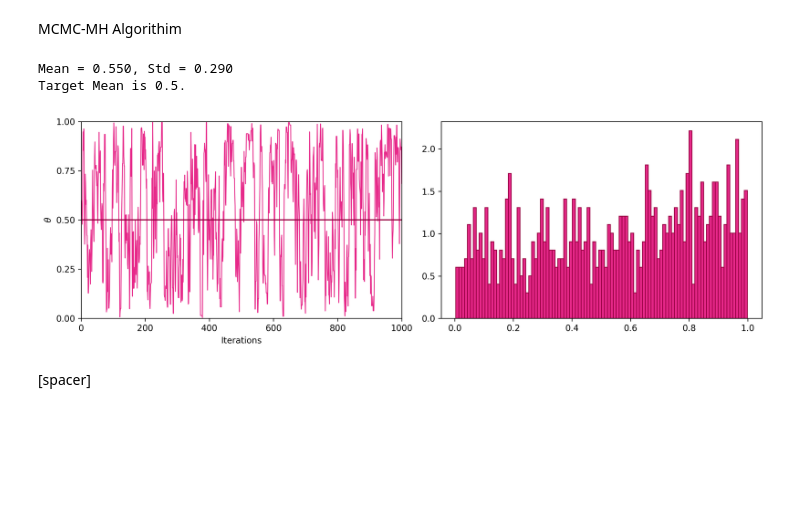
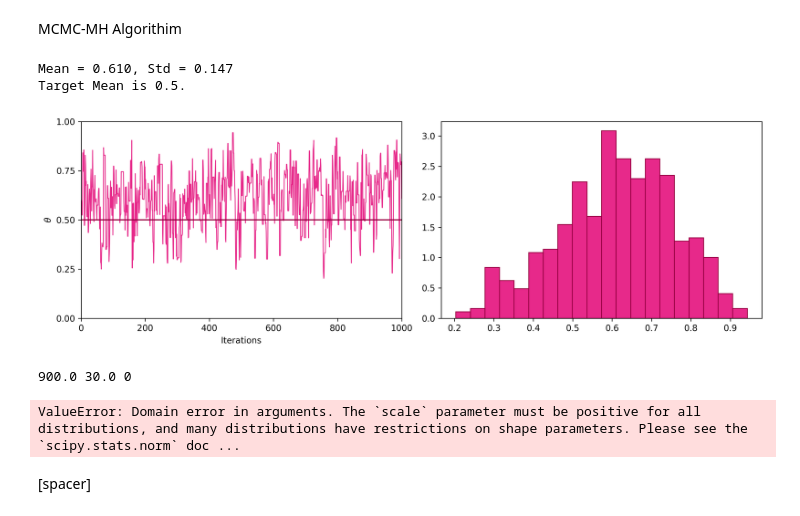
Before and after one commit to bKeungAuyeung/MSTA-HW3, a Jupyter notebook: bAuyeung_L3_MSTA.ipynb, the cells around one changed output. Cells and saved outputs as stored; diff of their text form; code cells hidden in the pictures; blank space fills up the shorter version.

```diff
--- a/bAuyeung_L3_MSTA.ipynb
+++ b/bAuyeung_L3_MSTA.ipynb
@@ -325,36 +326,92 @@ for i in range(1000):
     if i == 0:
         theta_vec[i] = 0.5
         # print(theta_vec[i], i)
     else:
+        n, k = 8, 5 # 8 tosses, pick 5 heads
+
         theta_vec[i] = stats.norm.rvs(loc = theta_vec[i-1], scale = 0.2, size = 1)[0]
-        r_MH = stats.beta.pdf(theta_vec[i], 1, 1)/stats.beta.pdf(theta_vec[i-1], 1, 1)
+        r_MH = stats.beta.pdf(theta_vec[i], k+1, n - k + 1)/stats.beta.pdf(theta_vec[i-1], k+1, n-k+1) #Posterior(New)/Posterior(Old)
         acceptance_alpha = np.min([1, r_MH])
         u_MH = np.random.uniform(0, 1)
         if u_MH < acceptance_alpha:
             # print('Accept')
             theta_vec[i] = theta_vec[i]
         else:
             # print('Reject')
             theta_vec[i] = theta_vec[i-1]
         # print(theta_vec[i], i)
 
 
 fig, ax = subplots(1,2,figsize=(12, 4), dpi=300, tight_layout=True)
 
 ax[0].plot(x, theta_vec, color = '#e7298a', linewidth = 1)
 ax[0].hlines(0.5, xmin = 0, xmax = 1000, color = '#980043')
 ax[0].set_xlabel('Iterations')
 ax[0].set_xlim(0, 1000)
 ax[0].set_ylabel('$\\theta$')
 ax[0].set_ylim(0, 1)
 ax[0].set_yticks([0, 0.25, 0.5, 0.75, 1])[0]
-ax[1].hist(theta_vec, color = '#e7298a', bins = 100, density = True, edgecolor = '#980043')
+ax[1].hist(theta_vec, color = '#e7298a', bins = 20, density = True, edgecolor = '#980043')
 
 print(f"Mean = {np.mean(theta_vec):.3f}, Std = {np.std(theta_vec):.3f}")
 print(f"Target Mean is 0.5.")
 # %% [output]
-Mean = 0.550, Std = 0.290
+Mean = 0.610, Std = 0.147
 Target Mean is 0.5.
-[figure, old version]
+[figure, new version]
+# %%
+x = np.linspace(0, 2000, 2000)
+
+theta_vec = np.zeros(2000) # run a 2000 long markov chain
+obs_theta = stats.norm.rvs(loc = 1000, scale = 100, size = 2000)
+
+np.random.seed(42)
+
+def r_MH_funct(theta_vec, obs_theta, i): # iteration
+     return log_posterior(theta_vec, obs_theta[i], obs_theta[i])/log_posterior(theta_vec, obs_theta[i-1], obs_theta[i-1])
+
+## make obs. values
+
+for i in range(len(theta_vec)):
+    if i == 0:
+        theta_vec[i] = 900
+        print(theta_vec[i], np.sqrt(theta_vec[i]), i)
+    else:
+        sigma = np.sqrt(theta_vec[i-1])
+        theta_vec[i] = stats.norm.rvs(loc = theta_vec[i-1], scale = sigma, size = 1)[0]
+
+        # print(theta_vec[i-1], np.sqrt(theta_vec[i-1]), i-1)
+
+        r_MH = r_MH_funct(theta_vec, obs_theta, i)
+
+        # r_MH = log_posterior(theta_vec, obs_theta[i], np.sqrt(theta_vec[i]))/log_posterior(theta_vec, obs_theta[i-1], np.sqrt(theta_vec[i-1])) #Posterior(New)/Posterior(Old)
+
+        acceptance_alpha = np.min([1, r_MH])
+        u_MH = np.random.uniform(0, 1)
+        if u_MH < acceptance_alpha:
+            # print('Accept')
+            theta_vec[i] = theta_vec[i]
+        else:
+            # print('Reject')
+            theta_vec[i] = theta_vec[i-1]
+        # print(theta_vec[i], i)
+
+
+fig, ax = subplots(1,2,figsize=(12, 4), dpi=300, tight_layout=True)
+
+ax[0].plot(x, theta_vec, color = '#e7298a', linewidth = 1)
+# ax[0].hlines(0.5, xmin = 0, xmax = 1000, color = '#980043')
+ax[0].set_xlabel('Iterations')
+# ax[0].set_xlim(0, 1000)
+ax[0].set_ylabel('$\\theta$')
+# ax[0].set_ylim(0, 1)
+# ax[0].set_yticks([0, 0.25, 0.5, 0.75, 1])[0]
+ax[1].hist(theta_vec, color = '#e7298a', bins = 20, density = True, edgecolor = '#980043')
+
+print(f"Mean = {np.mean(theta_vec):.3f}, Std = {np.std(theta_vec):.3f}")
+# print(f"Target Mean is 0.5.")
+# %% [output]
+900.0 30.0 0
+ValueError: Domain error in arguments. The `scale` parameter must be positive for all distributions, and many distributions have restrictions on shape parameters. Please see the `scipy.stats.norm` doc ...
 # %% [markdown]
 [spacer]
```
Also changed, not shown: parts of 10 cells of this notebook, 1 other file.
